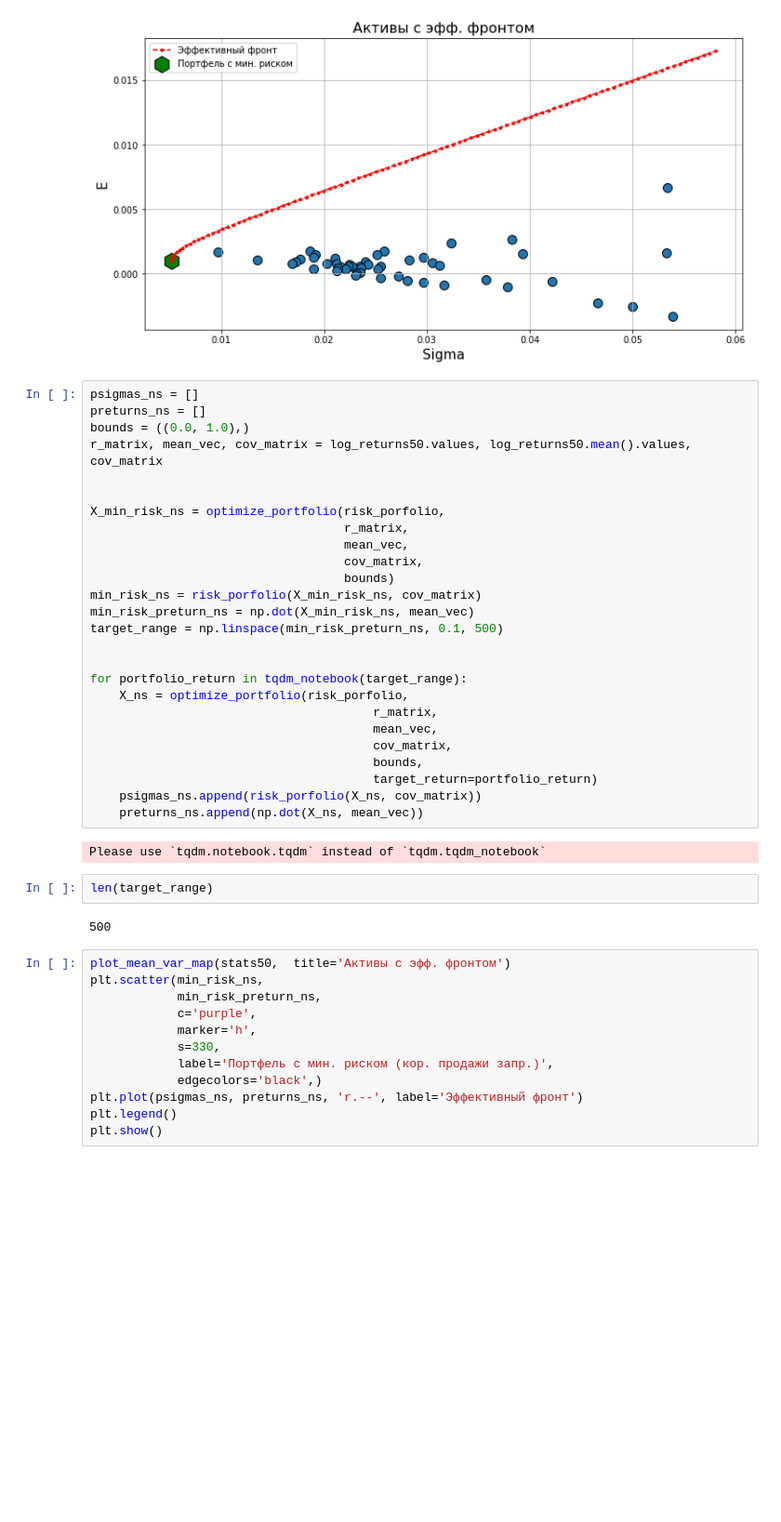
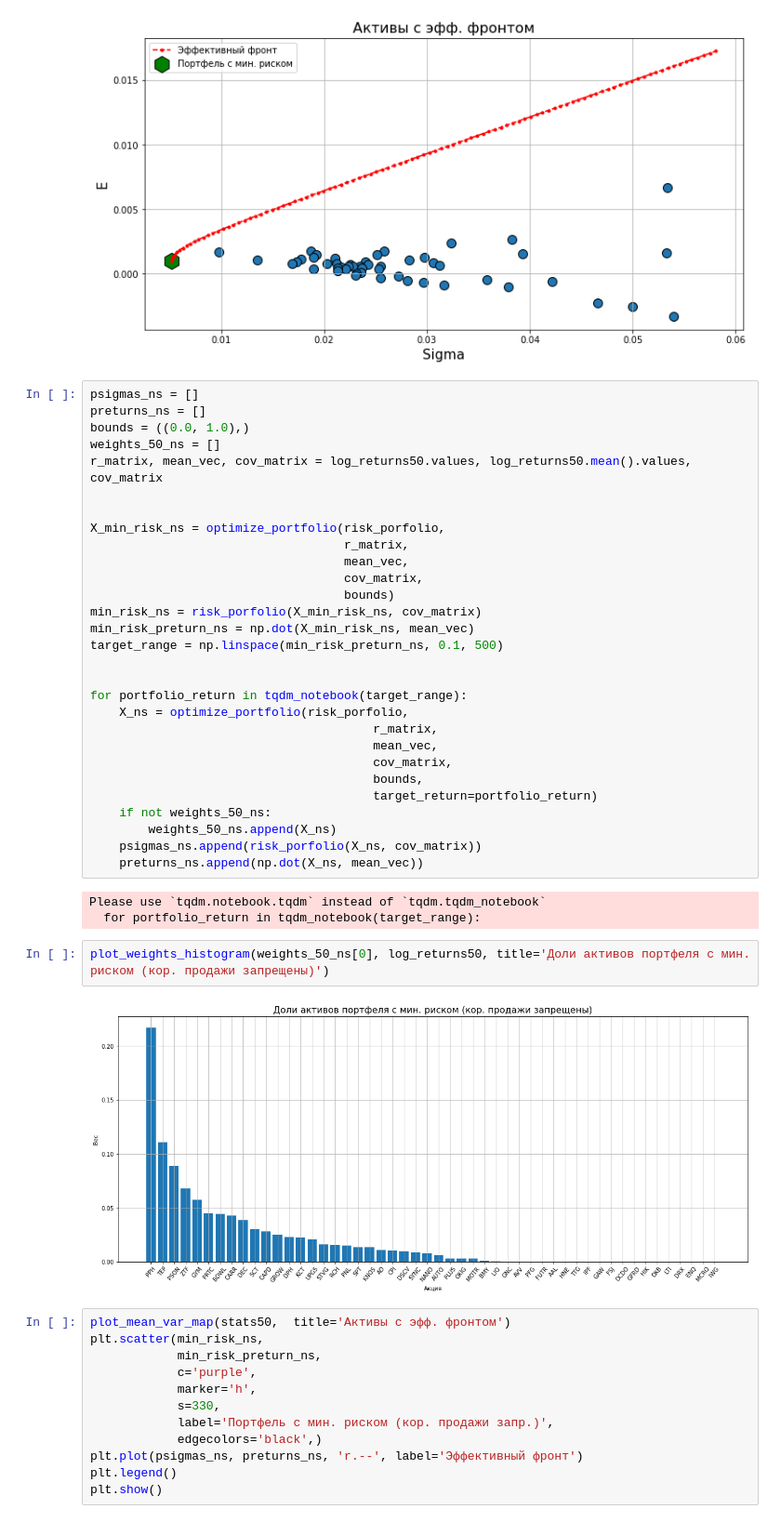
Before and after one commit to kisozinov/mfo_labs, a Jupyter notebook: lab-2/Лаб 2 МФО.ipynb, the cells around one changed output. Shown: that part at 93% size. Cells and saved outputs as stored; diff of their text form; blank space fills up the shorter version.

```diff
--- a/lab-2/Лаб 2 МФО.ipynb
+++ b/lab-2/Лаб 2 МФО.ipynb
@@ -249,6 +253,7 @@ plt.show()
 psigmas_ns = []
 preturns_ns = []
 bounds = ((0.0, 1.0),)
+weights_50_ns = []
 r_matrix, mean_vec, cov_matrix = log_returns50.values, log_returns50.mean().values, cov_matrix
 
 
@@ -269,14 +274,17 @@ for portfolio_return in tqdm_notebook(target_range):
                                        cov_matrix,
                                        bounds,
                                        target_return=portfolio_return)
+    if not weights_50_ns:
+        weights_50_ns.append(X_ns)
     psigmas_ns.append(risk_porfolio(X_ns, cov_matrix))
     preturns_ns.append(np.dot(X_ns, mean_vec))
 # %% [output]
 Please use `tqdm.notebook.tqdm` instead of `tqdm.tqdm_notebook`
+  for portfolio_return in tqdm_notebook(target_range):
-# %%
-len(target_range)
-# %% [output]
-500
+# %%
+plot_weights_histogram(weights_50_ns[0], log_returns50, title='Доли активов портфеля с мин. риском (кор. продажи запрещены)')
+# %% [output]
+[figure, added]
 # %%
 plot_mean_var_map(stats50,  title='Активы с эфф. фронтом')
 plt.scatter(min_risk_ns,
```
Also changed, not shown: parts of 38 cells of this notebook, 1 other file.
